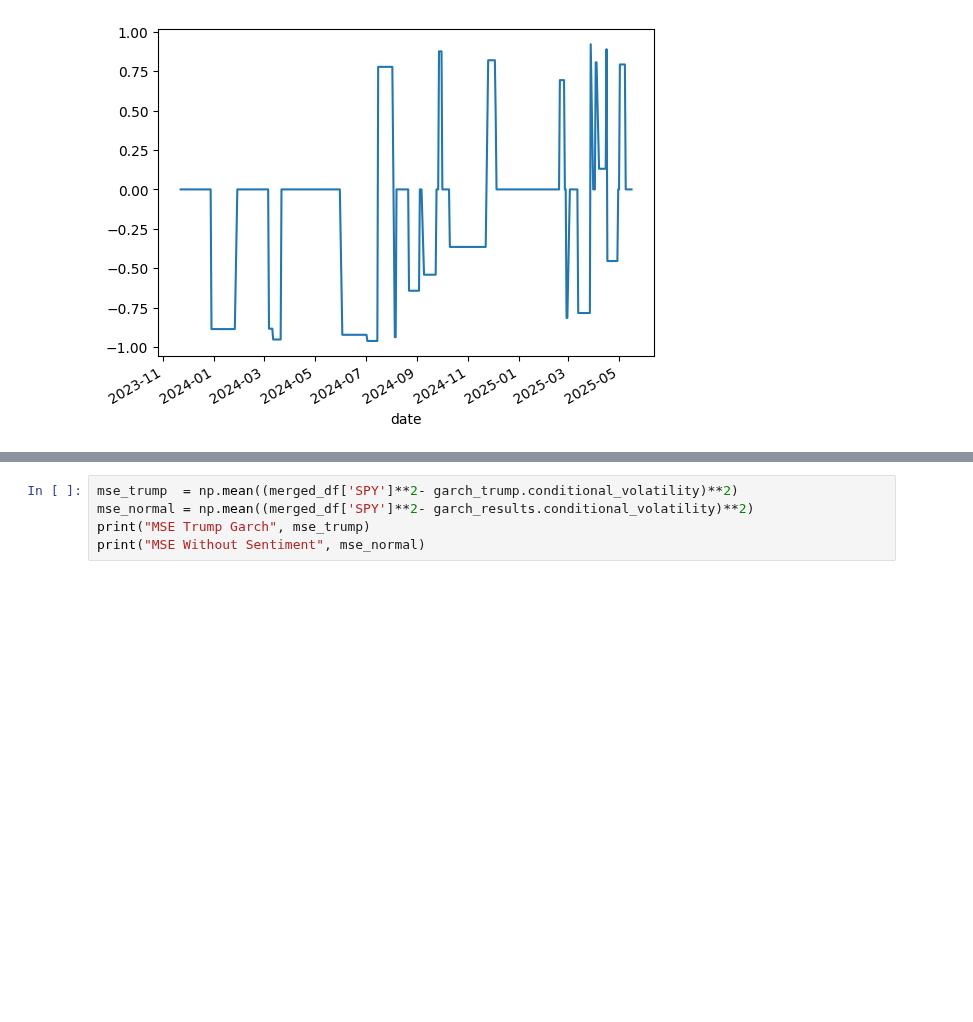
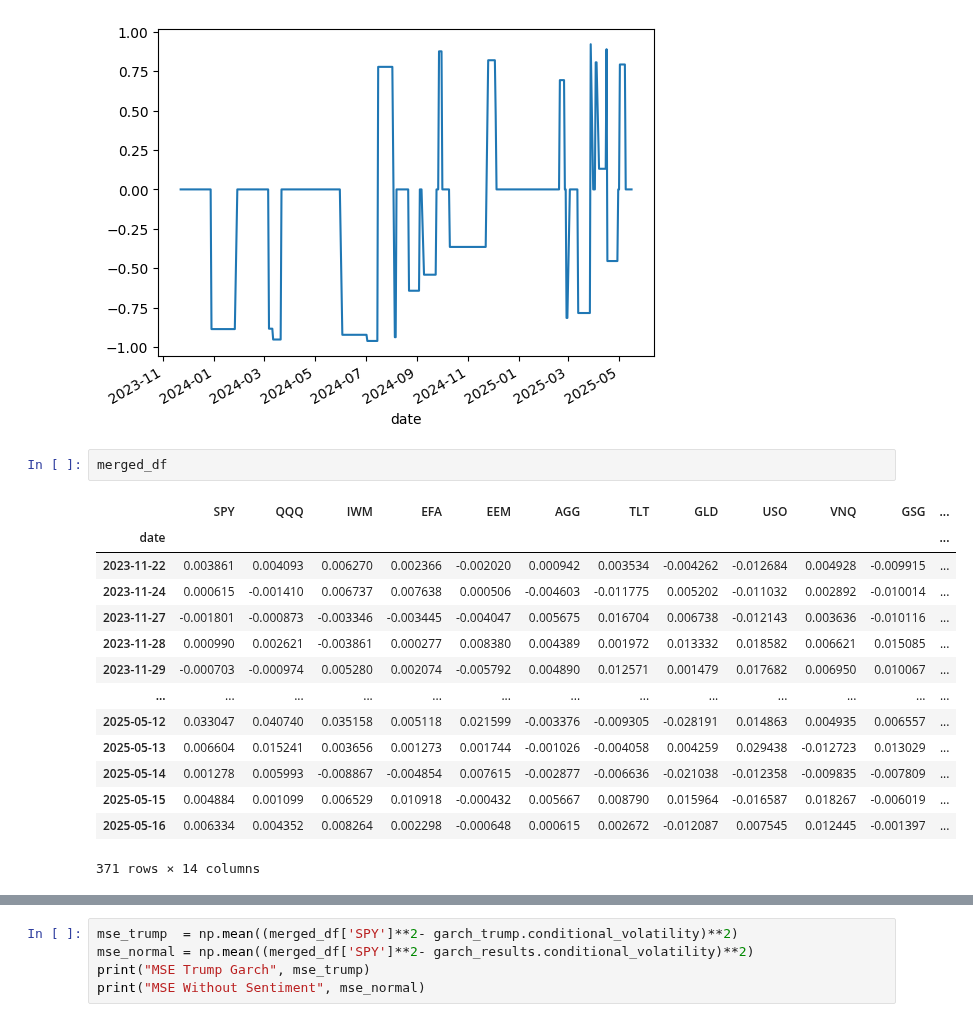
Before and after one commit to Kunj121/MacroFinance_HW2, a Jupyter notebook: project/stephen_regressions.ipynb, the cells around one changed output, grey strips where cells are left out. Cells and saved outputs as stored; diff of their text form; blank space fills up the shorter version.

```diff
--- a/project/stephen_regressions.ipynb
+++ b/project/stephen_regressions.ipynb
@@ -322,6 +338,23 @@ merged_df['numeric_sentiment'].plot()
 # %% [output]
 <Axes: xlabel='date'>
 [figure]
+# %%
+merged_df
+# %% [output]
+|  | SPY | QQQ | IWM | EFA | EEM | AGG | TLT | GLD | USO | VNQ | GSG | ... |
+| date |  |  |  |  |  |  |  |  |  |  |  | ... |
+| 2023-11-22 | 0.003861 | 0.004093 | 0.006270 | 0.002366 | -0.002020 | 0.000942 | 0.003534 | -0.004262 | -0.012684 | 0.004928 | -0.009915 | ... |
+| 2023-11-24 | 0.000615 | -0.001410 | 0.006737 | 0.007638 | 0.000506 | -0.004603 | -0.011775 | 0.005202 | -0.011032 | 0.002892 | -0.010014 | ... |
+| 2023-11-27 | -0.001801 | -0.000873 | -0.003346 | -0.003445 | -0.004047 | 0.005675 | 0.016704 | 0.006738 | -0.012143 | 0.003636 | -0.010116 | ... |
+| 2023-11-28 | 0.000990 | 0.002621 | -0.003861 | 0.000277 | 0.008380 | 0.004389 | 0.001972 | 0.013332 | 0.018582 | 0.006621 | 0.015085 | ... |
+| 2023-11-29 | -0.000703 | -0.000974 | 0.005280 | 0.002074 | -0.005792 | 0.004890 | 0.012571 | 0.001479 | 0.017682 | 0.006950 | 0.010067 | ... |
+| ... | ... | ... | ... | ... | ... | ... | ... | ... | ... | ... | ... | ... |
+| 2025-05-12 | 0.033047 | 0.040740 | 0.035158 | 0.005118 | 0.021599 | -0.003376 | -0.009305 | -0.028191 | 0.014863 | 0.004935 | 0.006557 | ... |
+| 2025-05-13 | 0.006604 | 0.015241 | 0.003656 | 0.001273 | 0.001744 | -0.001026 | -0.004058 | 0.004259 | 0.029438 | -0.012723 | 0.013029 | ... |
+| 2025-05-14 | 0.001278 | 0.005993 | -0.008867 | -0.004854 | 0.007615 | -0.002877 | -0.006636 | -0.021038 | -0.012358 | -0.009835 | -0.007809 | ... |
+| 2025-05-15 | 0.004884 | 0.001099 | 0.006529 | 0.010918 | -0.000432 | 0.005667 | 0.008790 | 0.015964 | -0.016587 | 0.018267 | -0.006019 | ... |
+| 2025-05-16 | 0.006334 | 0.004352 | 0.008264 | 0.002298 | -0.000648 | 0.000615 | 0.002672 | -0.012087 | 0.007545 | 0.012445 | -0.001397 | ... |
+371 rows × 14 columns
 # %%
 merged_df = merged_df.dropna()  # Ensure no NaNs for GARCH analysis
 # Select a ticker for GARCH analysis, e.g., SPY
```
Also changed, not shown: parts of 10 cells of this notebook, 1 other file.
